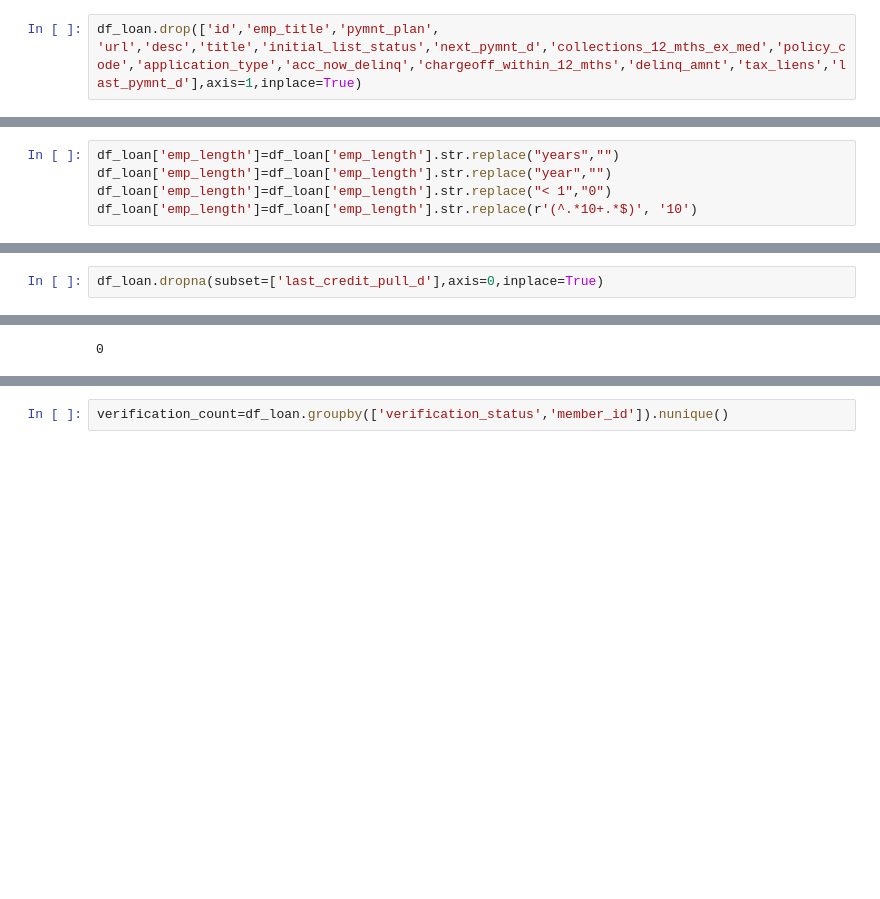
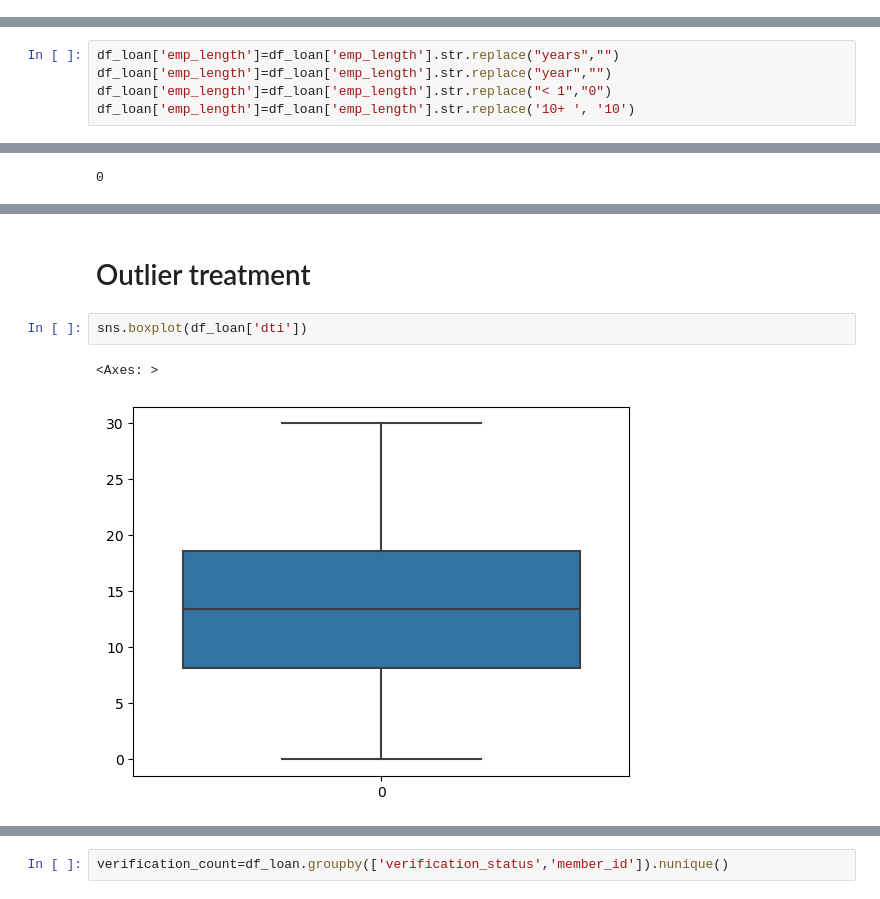
Before and after one commit to tushar091/LendingClubCaseStudy, a Jupyter notebook: Lending Case Study Group.ipynb, the cells around one changed output, grey strips where cells are left out. Cells and saved outputs as stored; diff of their text form; blank space fills up the shorter version.

```diff
--- a/Lending Case Study Group.ipynb
+++ b/Lending Case Study Group.ipynb
@@ -76,2 +78,0 @@ tax_liens- 0 and NA only
-# %%
-df_loan.drop(['id','emp_title','pymnt_plan', 'url','desc','title','initial_list_status','next_pymnt_d','collections_12_mths_ex_med','policy_code','application_type','acc_now_delinq','chargeoff_within_12_mths','delinq_amnt','tax_liens','last_pymnt_d'],axis=1,inplace=True)
@@ -148,4 +126,4 @@ df_loan.drop(['mths_since_last_delinq','mths_since_last_record'],axis=1,inplace=
 df_loan['emp_length']=df_loan['emp_length'].str.replace("years","")
 df_loan['emp_length']=df_loan['emp_length'].str.replace("year","")
 df_loan['emp_length']=df_loan['emp_length'].str.replace("< 1","0")
-df_loan['emp_length']=df_loan['emp_length'].str.replace(r'(^.*10+.*$)', '10')
+df_loan['emp_length']=df_loan['emp_length'].str.replace('10+ ', '10')
@@ -228,5 +151,3 @@ dtype: int64
-# %%
-df_loan.dropna(subset=['last_credit_pull_d'],axis=0,inplace=True)
 # %%
 df_loan['pub_rec_bankruptcies'].fillna(0,inplace=True)
 # %%
@@ -292,0 +204,7 @@ plt.show()
+# %% [markdown]
+# Outlier treatment
+# %%
+sns.boxplot(df_loan['dti'])
+# %% [output]
+<Axes: >
+[figure, added]
```
Also changed, not shown: parts of 103 cells of this notebook, 2 other files.
